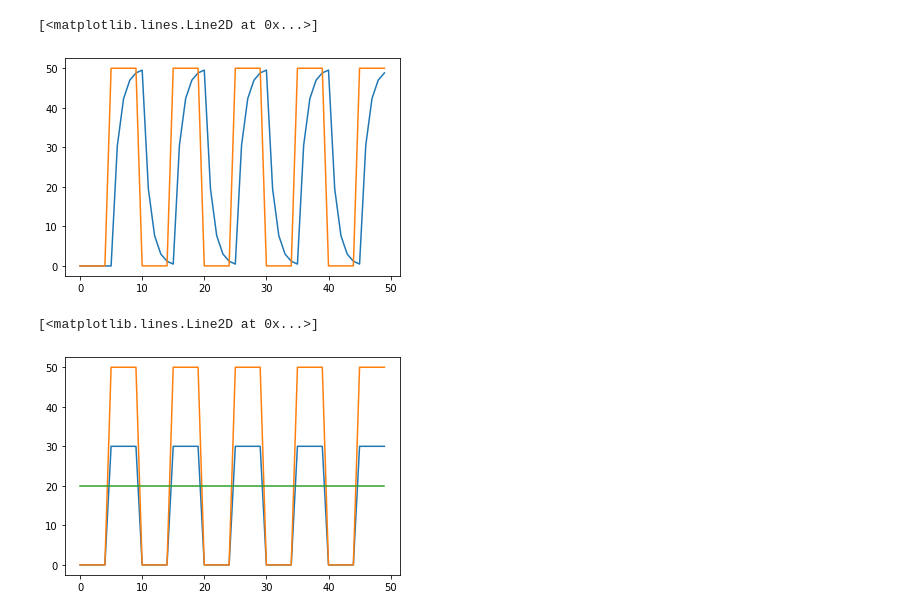
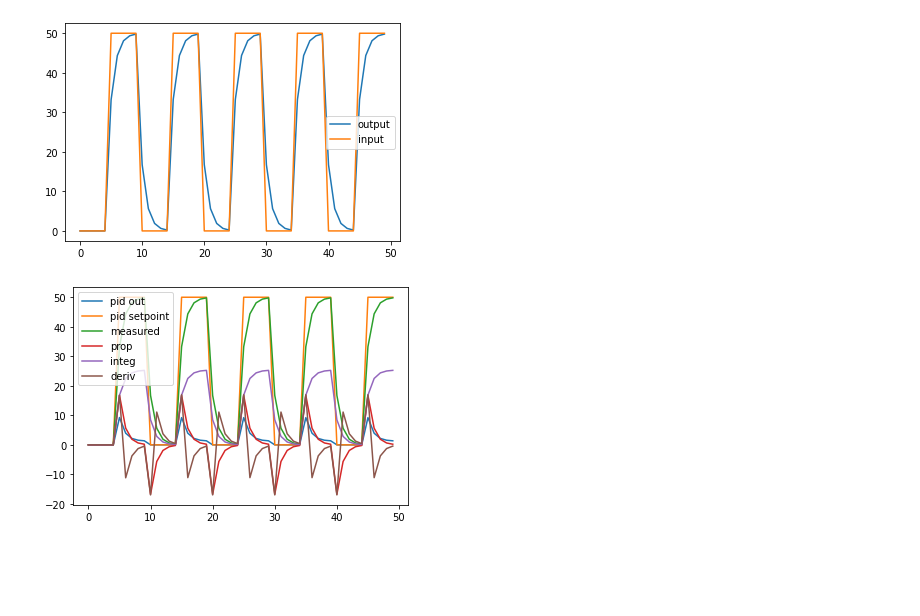
Before and after one commit to zeevoffen/pid_avg, a Jupyter notebook: pid-avg.ipynb, the cells around one changed output. Cells and saved outputs as stored; diff of their text form; code cells hidden in the pictures; blank space fills up the shorter version.

```diff
--- a/pid-avg.ipynb
+++ b/pid-avg.ipynb
@@ -30,13 +27,14 @@ def do_budget_calc(last_input,budget,input,tau,time_delta):
 # %%
+running_avg.budget = 0.0
 input = [step(t,5,50,00) for t in time]
-b = [0]
-l = [0]
-output = [do_budget_calc(l,b,t,1,2) for t in input]
-plt.plot(time, output)
-plt.plot(time, input)
+output = [running_avg(t,0.41,1) for t in input]
+plt.plot(time, output,label='output')
+plt.plot(time, input,label='input')
+#plt.plot(time, running_avg.budget,label='budget')
+plt.legend()
+plt.show()
 # %% [output]
-[<matplotlib.lines.Line2D at 0x...>]
-[figure, old version]
+[figure, new version]
 # %%
 def pid(dt,setpoint,measured,Kp,Ki,Kd) :
     error = setpoint - measured
@@ -45,16 +43,29 @@ def pid(dt,setpoint,measured,Kp,Ki,Kd) :
     derivative = (error - pid.previous_error) / dt
     output = clip(Kp * proportional + Ki * pid.integral + Kd * derivative,0,100)
     pid.previous_error = error
+    #####
+    pid.sampled['proportional'].append(proportional)
+    pid.sampled['integral'].append(pid.integral)
+    pid.sampled['derivative'].append(derivative)
     return output
-pid.integral =0
-pid.previous_error =0
 # %%
+import random
 input = [step(t,5,50,00) for t in time]
-measured = [20 for t in time]
-output = [pid(1,item,measured[index],1,0,0)  for index,item in enumerate(input)]
-plt.plot(time, output)
-plt.plot(time, input)
-plt.plot(time, measured)
+pid.integral =0
+pid.previous_error =0
+pid.sampled ={'proportional':[] , 'integral':[],'derivative':[]}
+#measured = [20 for t in time]
+#measured = [t/1.1 for t in input]
+#measured = [random.randint(t-random.randint(0,0.1*t),t+random.randint(0,0.1*t)) for t in input]
+measured = output
+pid_output = [pid(1,item,measured[index],0.5,0.05,0.0001)  for index,item in enumerate(input)]
+plt.plot(time, pid_output, label="pid out")
+plt.plot(time, input,label="pid setpoint")
+plt.plot(time, measured,label="measured")
+plt.plot(time, pid.sampled['proportional'],label="prop")
+plt.plot(time, pid.sampled['integral'],label="integ")
+plt.plot(time, pid.sampled['derivative'],label="deriv")
+plt.legend()
+plt.show()
 # %% [output]
-[<matplotlib.lines.Line2D at 0x...>]
-[figure, old version]
+[figure, new version]
```
Also changed, not shown: parts of 1 cell of this notebook.
